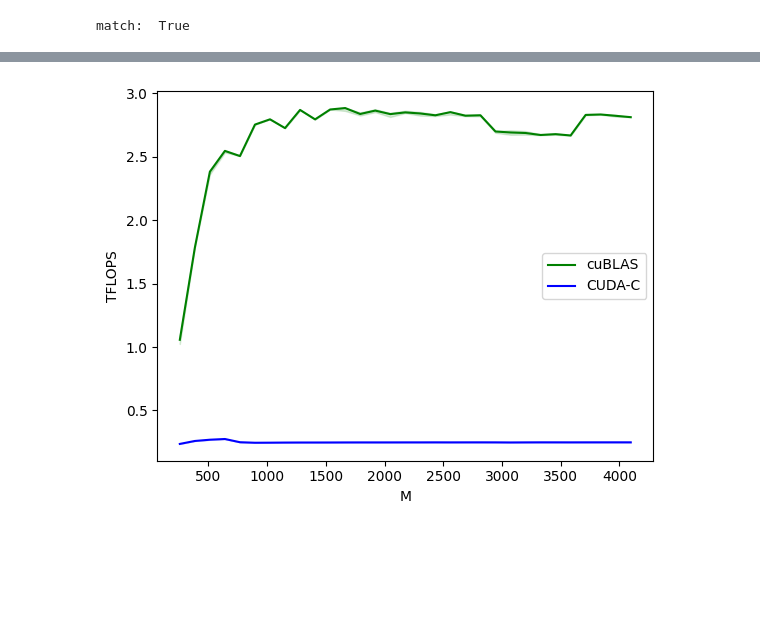
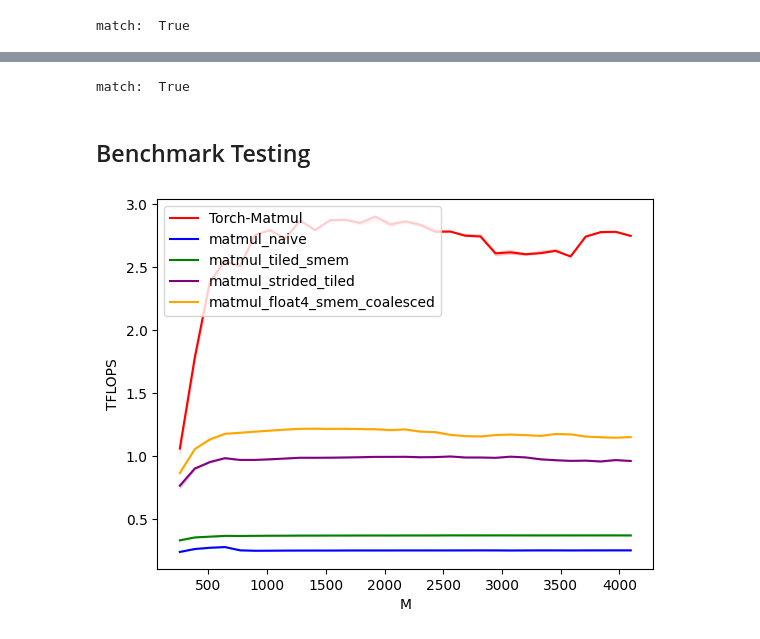
Before and after one commit to awmthink/model-deployment, a Jupyter notebook: cuda-snippets/matmul/benchmark.ipynb, the cells around one changed output, grey strips where cells are left out. Saved outputs shown, nothing was run; the diff lists cells and outputs as text; code cells hidden in the pictures; blank space fills up the shorter version.

Commit message:
add matmul kernels

```diff
--- a/cuda-snippets/matmul/benchmark.ipynb
+++ b/cuda-snippets/matmul/benchmark.ipynb
@@ -19,33 +54,69 @@ match:  True
+# %%
+import torch
+
+a = torch.randn(1024, 1024, device="cuda", dtype=torch.float32)
+b = torch.randn(1024, 1024, device="cuda", dtype=torch.float32)
+c = matmul.matmul_float4_smem_coalesced(a, b)
+print("match: ", torch.allclose(c, a @ b))
+# %% [output]
+match:  True
+# %% [markdown]
+## Benchmark Testing
 # %%
+providers = [
+    "Torch-Matmul",
+    "matmul_naive",
+    "matmul_tiled_smem",
+    "matmul_strided_tiled",
+    "matmul_float4_smem_coalesced",
+]
+
+styles = [("red", "-"), ("blue", "-"), ("green", "-"), ("purple", "-"), ("orange", "-")]
+
+
 @triton.testing.perf_report(
     triton.testing.Benchmark(
         x_names=["M", "N", "K"],
         x_vals=[128 * i for i in range(2, 33)],
         line_arg="provider",
-        line_vals=["cuBLAS", "CUDA-C"],
-        line_names=["cuBLAS", "CUDA-C"],
-        styles=[("green", "-"), ("blue", "-")],
+        line_vals=providers,
+        line_names=providers,
+        styles=styles[: len(providers)],
         ylabel="TFLOPS",
         plot_name="matmul-performance",
         args={},
     )
 )
 def matmul_benchmark(M, N, K, provider):
     a = torch.randn((M, K), device="cuda")
     b = torch.randn((K, N), device="cuda")
     quantiles = [0.5, 0.2, 0.8]
-    if provider == "cuBLAS":
+    if provider == "Torch-Matmul":
         ms, min_ms, max_ms = triton.testing.do_bench(
             lambda: torch.matmul(a, b), quantiles=quantiles
         )
-    if provider == "CUDA-C":
+    if provider == "matmul_naive":
         ms, min_ms, max_ms = triton.testing.do_bench(
-            lambda: matmul.matmul(a, b), quantiles=quantiles
+            lambda: matmul.matmul_naive(a, b), quantiles=quantiles
+        )
+    if provider == "matmul_tiled_smem":
+        ms, min_ms, max_ms = triton.testing.do_bench(
+            lambda: matmul.matmul_tiled_smem(a, b), quantiles=quantiles
+        )
+    if provider == "matmul_strided_tiled":
+        ms, min_ms, max_ms = triton.testing.do_bench(
+            lambda: matmul.matmul_strided_tiled(a, b),
+            quantiles=quantiles,
+        )
+    if provider == "matmul_float4_smem_coalesced":
+        ms, min_ms, max_ms = triton.testing.do_bench(
+            lambda: matmul.matmul_float4_smem_coalesced(a, b),
+            quantiles=quantiles,
         )
     perf = lambda ms: 2 * M * N * K * 1e-9 / ms
     return perf(ms), perf(max_ms), perf(min_ms)
 
 
 matmul_benchmark.run(show_plots=True, print_data=False)
 # %% [output]
-[figure, old version]
+[figure, new version]
```
Also changed, not shown: parts of 8 cells of this notebook, 12 other files.
